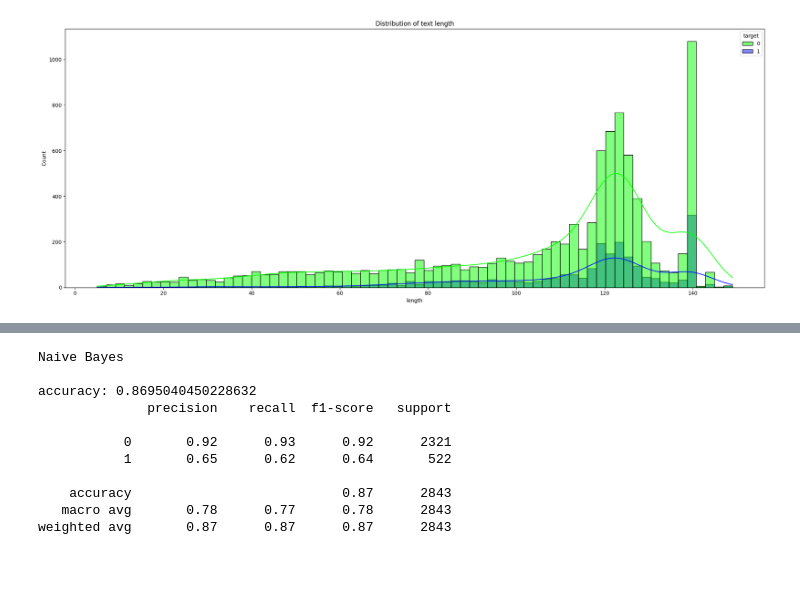
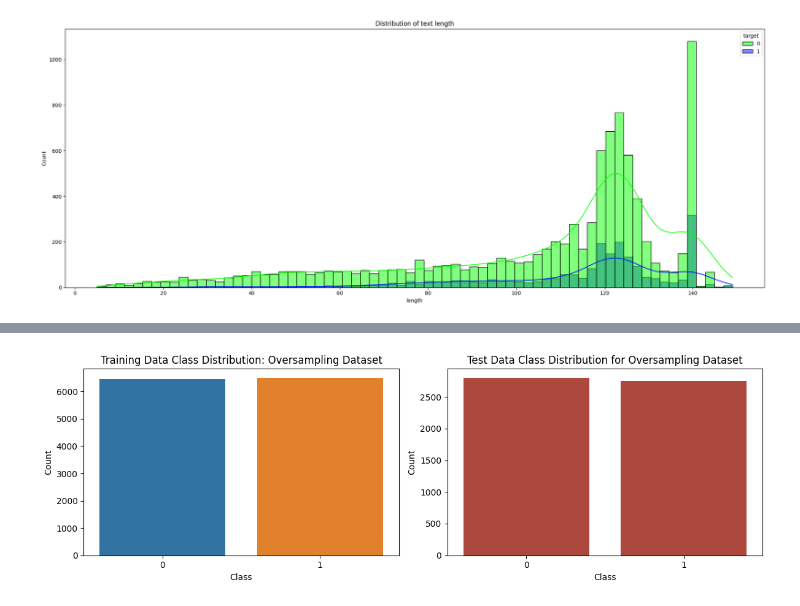
Before and after one commit to tracy-qiu/CS4100-ai-disaster-tweets-project, a Jupyter notebook: classifier.ipynb, the cells around one changed output, grey strips where cells are left out. Cells and saved outputs as stored; diff of their text form; code cells hidden in the pictures; blank space fills up the shorter version.

```diff
--- a/classifier.ipynb
+++ b/classifier.ipynb
@@ -144,29 +223,19 @@ plt.savefig("Separated Data Classification Count")
+# %%
+plot_train_test_count(y_train_oversampling, y_test_oversampling, "Oversampling Dataset")
+# %% [output]
+[figure, added]
 # %%
 # Naive Bayes
-def naive_bayes(X_train, X_test, y_train, y_test):
+def naive_bayes(X_train, X_test, y_train, y_test, df_type):
+    print('Naive Bayes: ' + df_type + '\n')
     # increased max iter to prevent early time out
     clf = MultinomialNB().fit(X_train, y_train)
     y_pred = clf.predict(X_test)
     print('accuracy:', metrics.accuracy_score(y_test, y_pred))
-    print(metrics.classification_report(y_test,
-                                    y_pred))
+    print(metrics.classification_report(y_test,y_pred))
 
     # save model
-    joblib.dump(clf, "naive_bayes_model.pk1")
+    # ASK RACHEL/TRACY ABOUT THIS
+    # joblib.dump(clf, "naive_bayes_model.pk1")
 
     return y_pred
-
-print('Naive Bayes\n')
-ypred_nb = naive_bayes(X_train, X_test, y_train, y_test)
-# %% [output]
-Naive Bayes
-
-accuracy: 0.8695040450228632
-              precision    recall  f1-score   support
-
-           0       0.92      0.93      0.92      2321
-           1       0.65      0.62      0.64       522
-
-    accuracy                           0.87      2843
-   macro avg       0.78      0.77      0.78      2843
-weighted avg       0.87      0.87      0.87      2843
```
Also changed, not shown: parts of 47 cells of this notebook.
